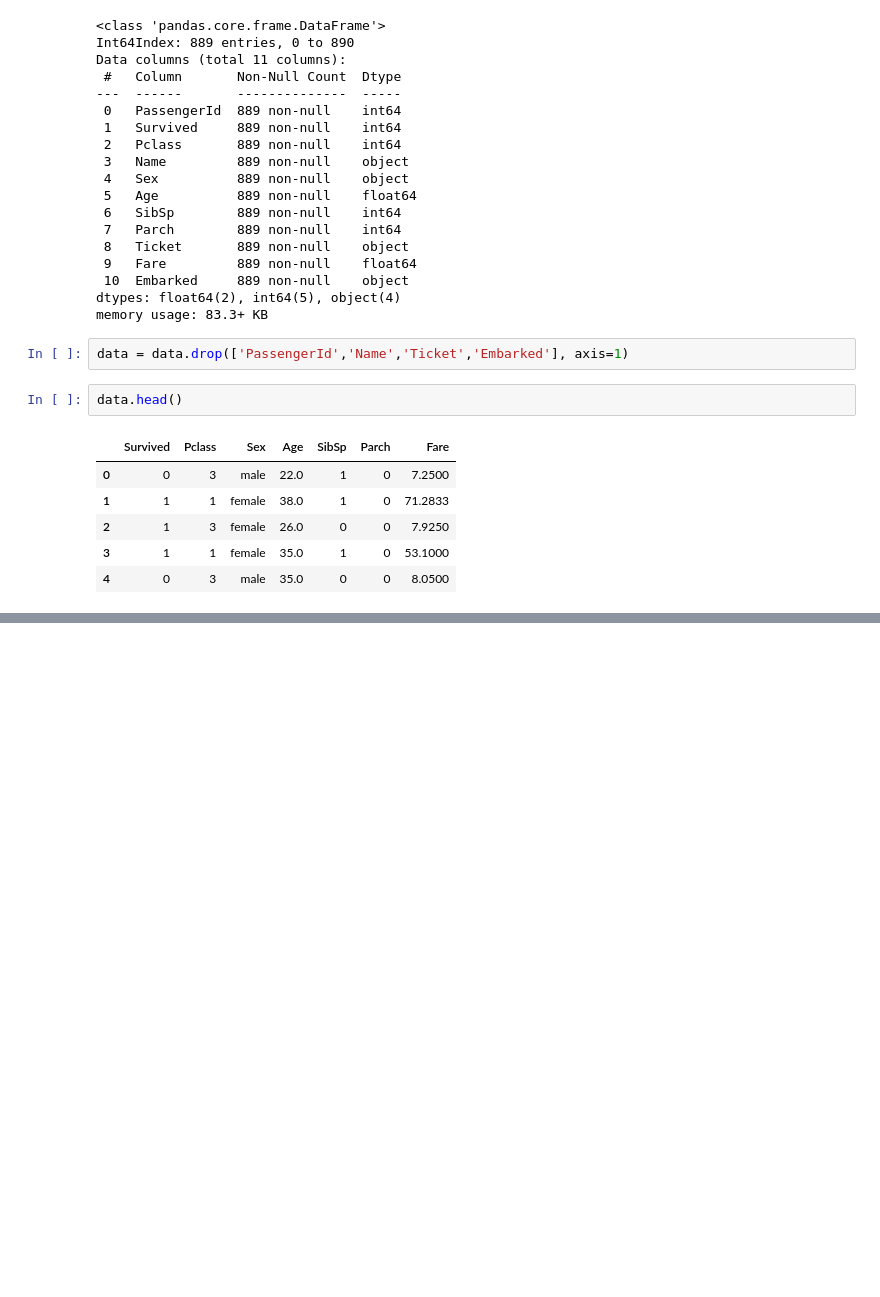
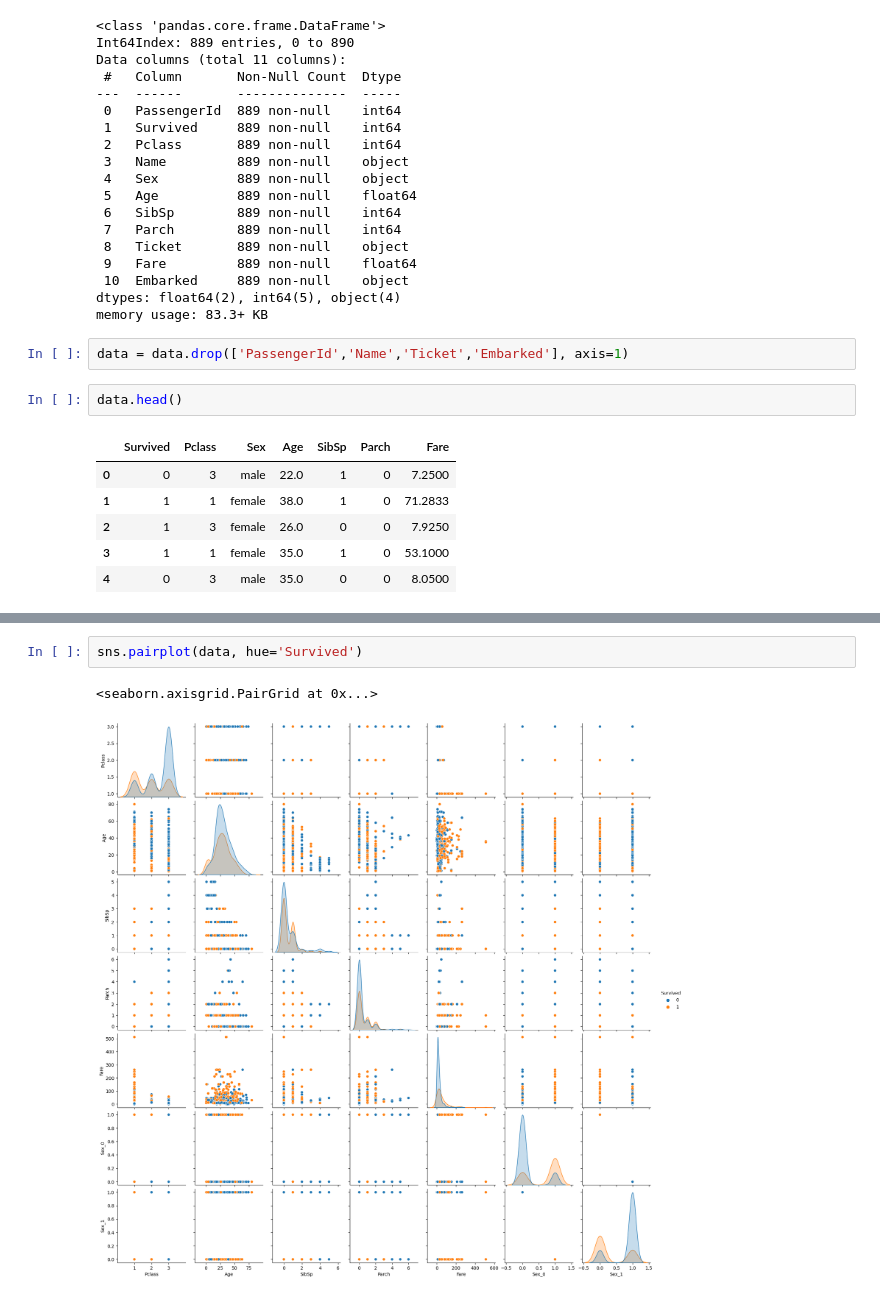
Before and after one commit to Ankith7889/AIML-Project, a Jupyter notebook: titanic.ipynb, the cells around one changed output, grey strips where cells are left out. Drawn from its saved outputs; the diff is of its cells as text; blank space fills up the shorter version.

```diff
--- a/titanic.ipynb
+++ b/titanic.ipynb
@@ -130,0 +179,5 @@ data.head()
+# %%
+sns.pairplot(data, hue='Survived')
+# %% [output]
+<seaborn.axisgrid.PairGrid at 0x...>
+[figure, added]
```
Also changed, not shown: parts of 12 cells of this notebook.
